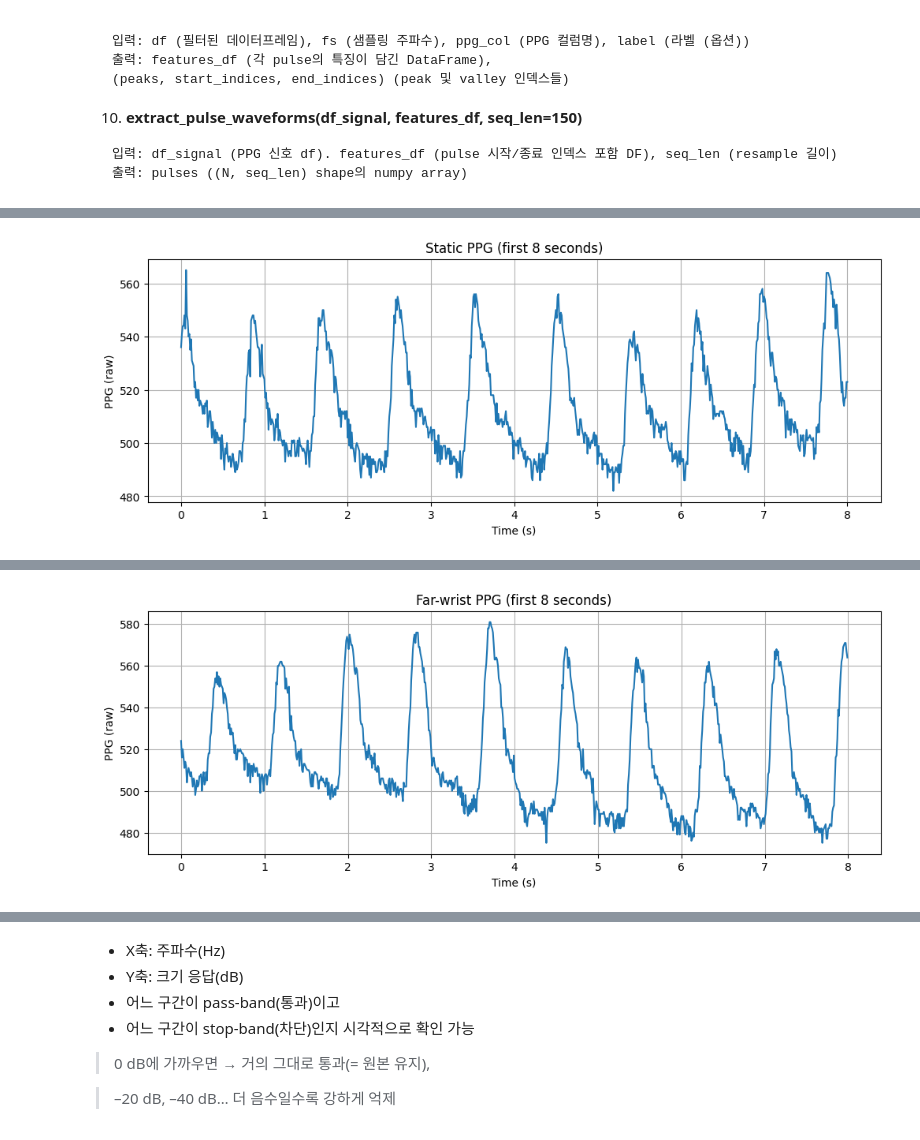
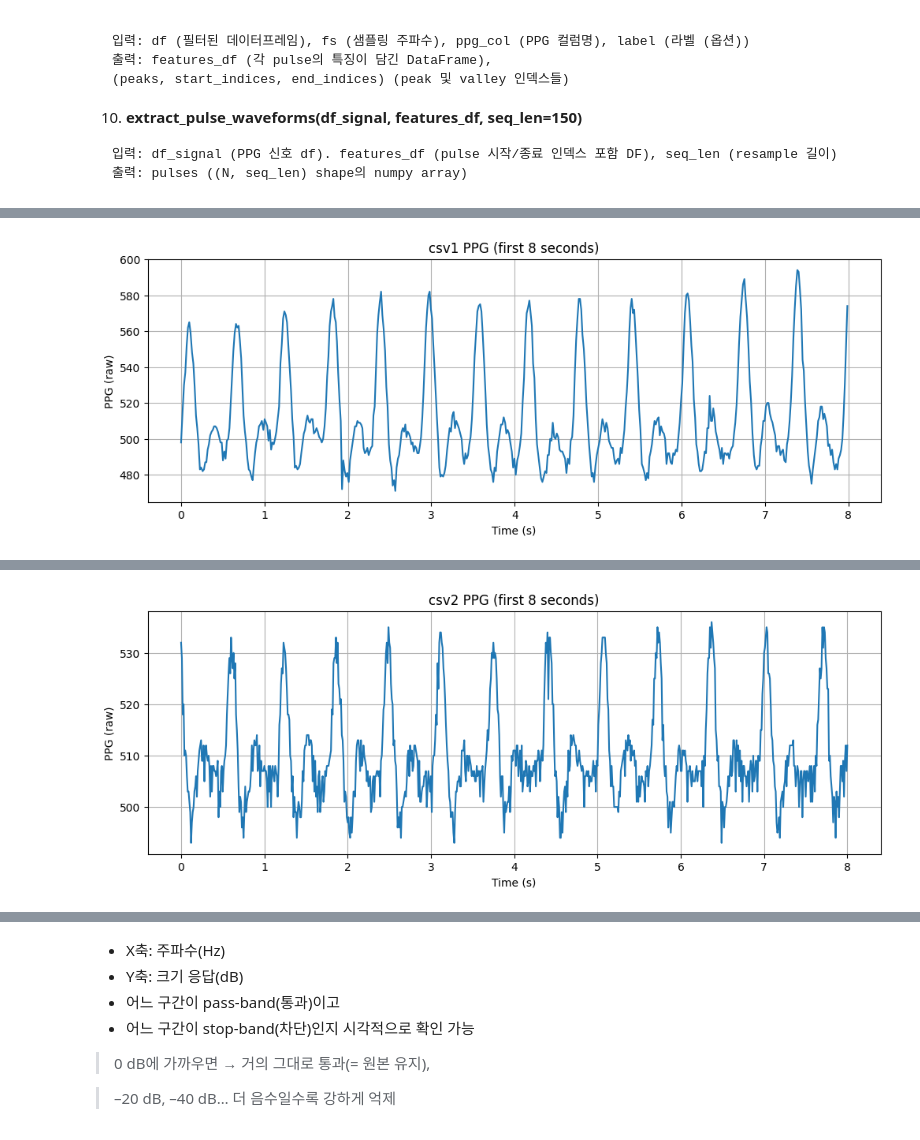
Before and after one commit to esthervery/ppg, a Jupyter notebook: ppg_ver5_1203.ipynb, the cells around one changed output, grey strips where cells are left out. Saved outputs shown, nothing was run; the diff lists cells and outputs as text; code cells hidden in the pictures.

```diff
--- a/ppg_ver5_1203.ipynb
+++ b/ppg_ver5_1203.ipynb
@@ -529,80 +725,39 @@ print("Imports completed.")
 # 2. File paths (EDIT THESE)
 # =============================
 
-static_path = "/content/esther_static_2_1127_norm.csv"
-farwrist_path = "/content/p4_static_norm.csv"
+path1 = "/content/1204_tae_static_1.csv"
+path2 = "/content/1204_tae_static_2.csv"
+# farwrist_path = "/content/1204_tae_static_2.csv"
 
-print("file1:", static_path)
-print("file2:", farwrist_path)
+print("file1:", path1)
+print("file2:", path2)
 
 # =============================
 # 3. Load CSV
 # =============================
 # pd 데이터프레임화
-df_static = pd.read_csv(static_path)
-df_farwrist = pd.read_csv(farwrist_path)
+df1 = pd.read_csv(path1)
+df2 = pd.read_csv(path2)
 
-print("Static shape:", df_static.shape)
-print("Far-wrist shape:", df_farwrist.shape)
+print("df1 shape:", df1.shape)
+print("df2 shape:", df2.shape)
 
-print("\nStatic head:")
-display(df_static.head())
+print("\ncsv1 head:")
+display(df1.head())
 
-print("\nFar-wrist head:")
-display(df_farwrist.head())
+print("\ncsv2 head:")
+display(df2.head())
 
 # =============================
 # 4. Convert time axis (t_us → seconds) + estimate fs
 # =============================
 # 시간 축 정리 및 샘플링 주파수 추정
-def prepare_time_axis(df):
-    """pd의 df를 인자로 받아서 copy후 time_s컬럼에 기존 t_us (마이크로초 단위)를 초단위 변환"""
-    df = df.copy()
-
-    # t_us: microseconds → seconds
-    df["time_s"] = df["t_us"] * 1e-6
-
-    # 샘플링 주파수 추정
-    t = df["time_s"].values
-    dt = np.diff(t) # np.diff(t)는 연속된 원소의 차이를 구하는 함수
-    # df는 연속된 시간 값들의 차이(Δt)만 모아놓은 1차원 배열이 됨
-
-    dt_med = np.median(dt) # 간격들의 중앙값 활용
-    fs_est = 1.0 / dt_med # 추정된fs = (1 / 샘플 간격)
-
-    print(f"추정된 샘플링 주파수 ≈ {fs_est:.2f} Hz")
-
-    return df, fs_est
 
 # df_static은 time_s 컬럼이 추가된 새 df
-df_static, fs_static = prepare_time_axis(df_static) # df_static_sec으로 변수명 변경 필요
-df_farwrist, fs_farwrist = prepare_time_axis(df_farwrist)
+df1, fs_df1 = prepare_time_axis(df1) # df_static_sec으로 변수명 변경 필요
+df2, fs_df2 = prepare_time_axis(df2)
 
-# =============================
-# 5. Plot segment (first N seconds)
-# =============================
-def plot_ppg(df, fs, title, duration_sec=8):
-    """df, 샘플링 주파수(추정값), 제목, 구간 길이를 인자로 받아서 ppg 그래프 출력"""
-    # .values를 활용해 각 컬럼 값들을 numpy 배열로 가져옴
-    t = df["time_s"].values # 가로축은 시간축
-    x = df["ppg"].values # 세로축은 ppg 시그널로 plot 생성
-
-    t0 = t[0]
-    # duration_sec을 기준으로 필요한 범위만 선택
-    mask = (t - t0) <= duration_sec
-
-    print(f"\nPlotting: {title}")
-    # 샘플 개수가 duration_sec × fs 근접해야 정상
-    print(f"Using samples = {mask.sum()} (approx {duration_sec} seconds)")
-
-    plt.figure()
-    plt.plot(t[mask] - t0, x[mask])
-    plt.title(title)
-    plt.xlabel("Time (s)")
-    plt.ylabel("PPG (raw)")
-    plt.show()
-
-plot_ppg(df_static, fs_static, "Static PPG (first 8 seconds)")
-plot_ppg(df_farwrist, fs_farwrist, "Far-wrist PPG (first 8 seconds)")
+plot_ppg(df1, fs_df1, "csv1 PPG (first 8 seconds)")
+plot_ppg(df2, fs_df2, "csv2 PPG (first 8 seconds)")
 # %% [output]
 Imports completed.
@@ -633 +788 @@ Using samples = 801 (approx 8 seconds)
-[figure, old version]
+[figure, new version]
@@ -636 +791 @@ Using samples = 800 (approx 8 seconds)
-[figure, old version]
+[figure, new version]
```
Also changed, not shown: parts of 102 cells of this notebook, 10 other files.
